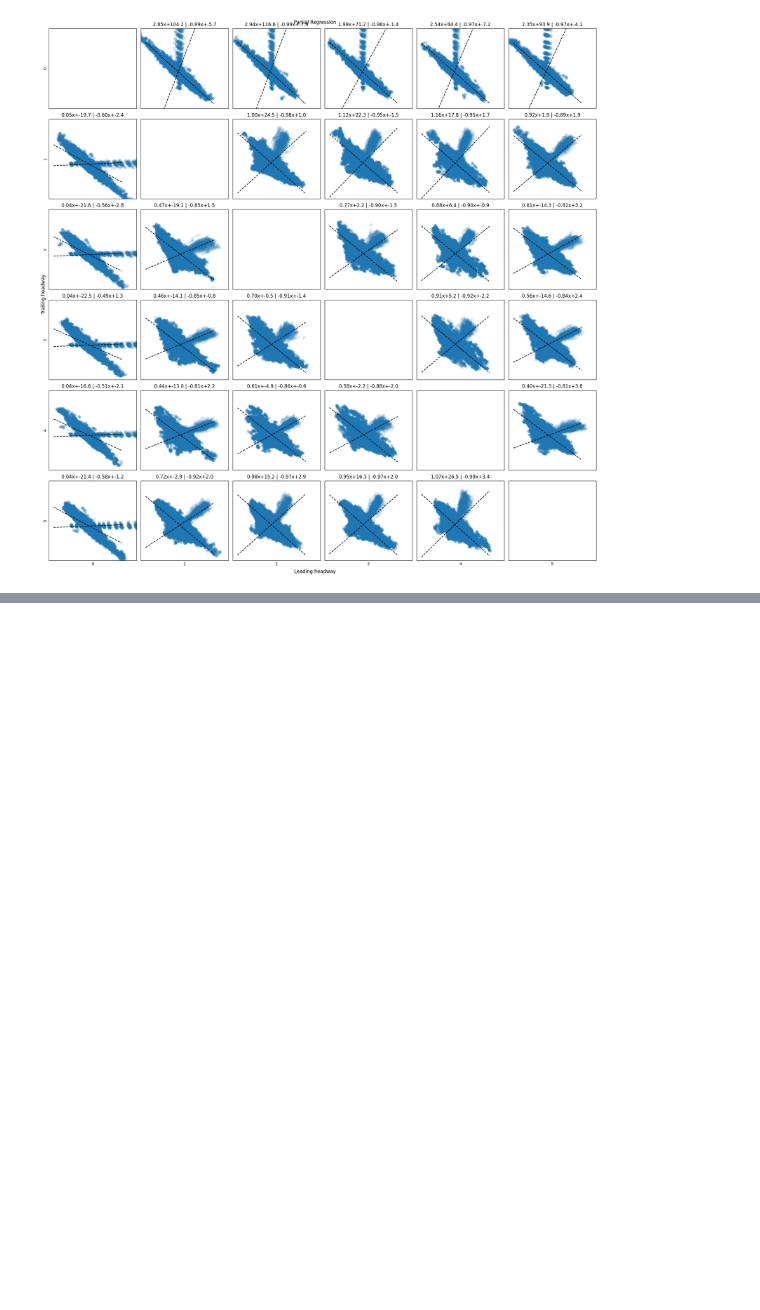
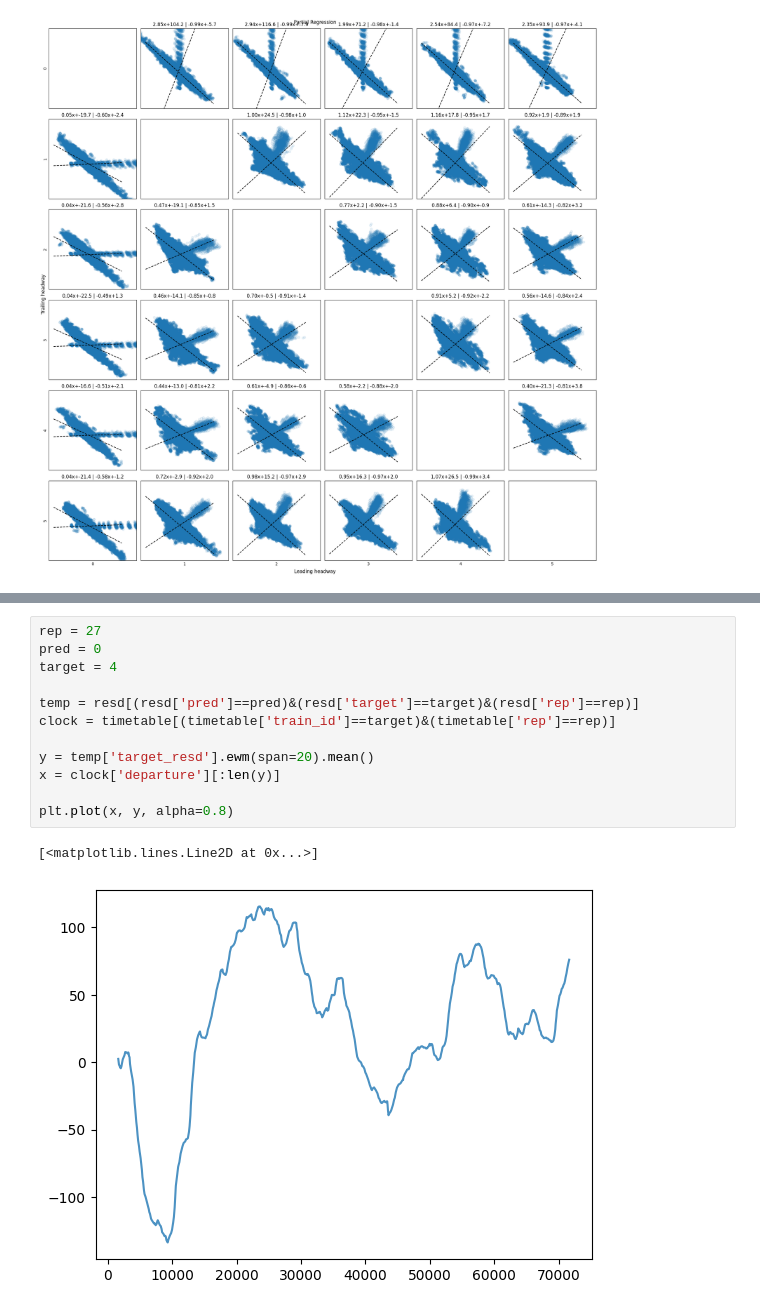
Before and after one commit to peppy-senpai/MBTA, a Jupyter notebook: part4_post_sim_analysis.ipynb, the cells around one changed output, grey strips where cells are left out. Saved outputs shown, nothing was run; the diff lists cells and outputs as text; blank space fills up the shorter version.

```diff
--- a/part4_post_sim_analysis.ipynb
+++ b/part4_post_sim_analysis.ipynb
@@ -381,0 +326,15 @@ plt.show()
+# %%
+rep = 27
+pred = 0
+target = 4
+
+temp = resd[(resd['pred']==pred)&(resd['target']==target)&(resd['rep']==rep)]
+clock = timetable[(timetable['train_id']==target)&(timetable['rep']==rep)]
+
+y = temp['target_resd'].ewm(span=20).mean()
+x = clock['departure'][:len(y)]
+
+plt.plot(x, y, alpha=0.8)
+# %% [output]
+[<matplotlib.lines.Line2D at 0x...>]
+[figure, added]
```
Also changed, not shown: parts of 7 cells of this notebook, 2 other files.
